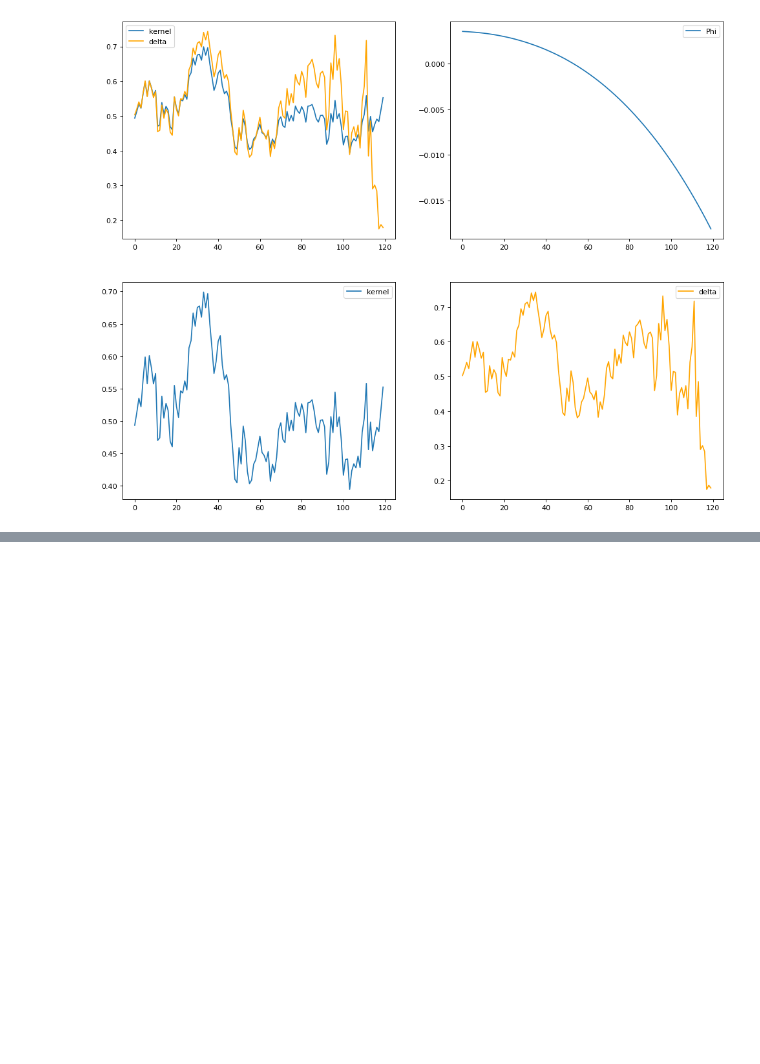
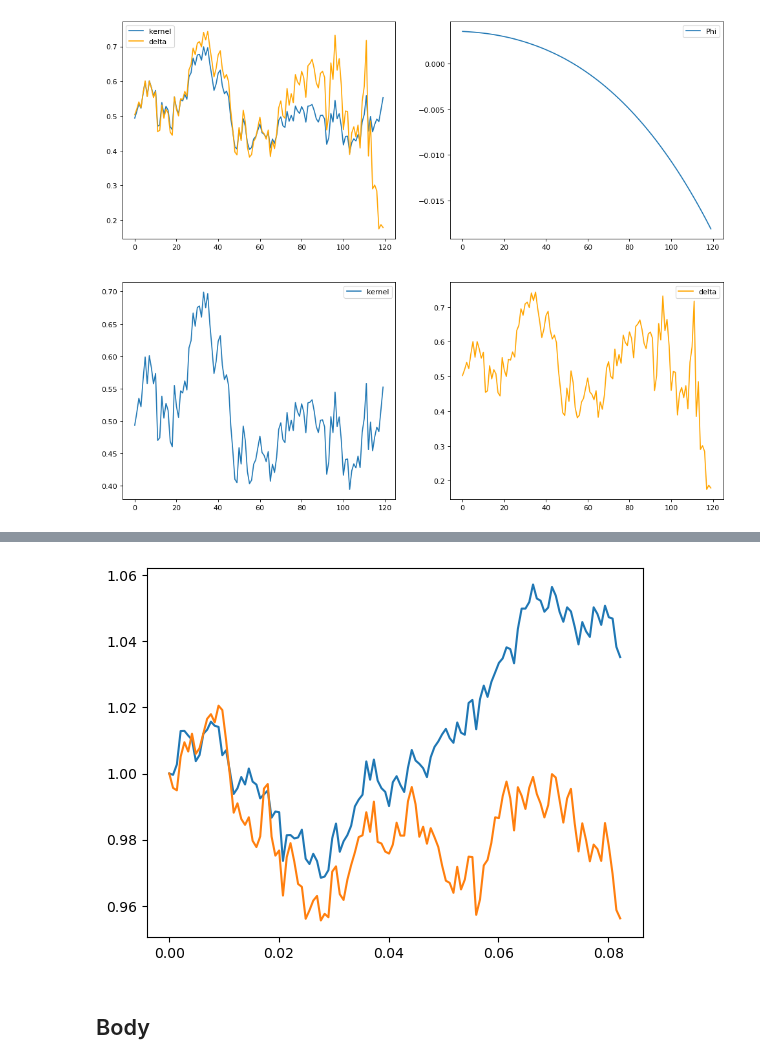
Before and after one commit to crispitagorico/stochastic_optimisation, a Jupyter notebook: kernel_hedge/notebooks/debug.ipynb, the cells around one changed output, grey strips where cells are left out. Saved outputs shown, nothing was run; the diff lists cells and outputs as text; code cells hidden in the pictures; blank space fills up the shorter version.

```diff
--- a/kernel_hedge/notebooks/debug.ipynb
+++ b/kernel_hedge/notebooks/debug.ipynb
@@ -192,0 +207,30 @@ Difference: tensor(0.0095, dtype=torch.float64)
+# %%
+#torch.manual_seed(0)
+batch_x, batch_y, timesteps, d = 200, 100, 120, 1
+sigma, S0, T = 0.2, 1.0, 30./365 # Black Scholes parameters
+theta, mu, std = 4, 0.0, .15
+
+
+dt = T/timesteps
+time_grid = torch.linspace(0.0, T, timesteps).view(1, -1, 1).expand([batch_x + batch_y, timesteps, d])
+
+dW = np.sqrt(dt)*torch.randn(batch_x + batch_y, timesteps-1, d, 2)
+W = torch.cat((torch.zeros(batch_x + batch_y, 1, d), dW[..., 0].cumsum(dim=1)), dim = 1)
+
+X = S0*torch.exp(-0.5*(sigma**2)*time_grid + sigma*W).to(device)
+
+Z = torch.zeros(X.shape).to(X.device.type)
+for t in range(Z.shape[1]-1):
+    Z[:, t+1, :] = Z[:, t, :] - theta*(mu - Z[:, t, :])*dt + std*dW[:, t, :, -1]
+
+
+paths = torch.cat([X, X+Z], dim=-1)
+train_paths = paths[:batch_x]
+test_paths = paths[batch_x:]
+
+plt.plot(torch.linspace(0.0, T, timesteps), train_paths[0].detach().cpu())
+plt.show()
+# %% [output]
+[figure, added]
+# %% [markdown]
+## Body
```
Also changed, not shown: parts of 12 cells of this notebook, 1 other file.
